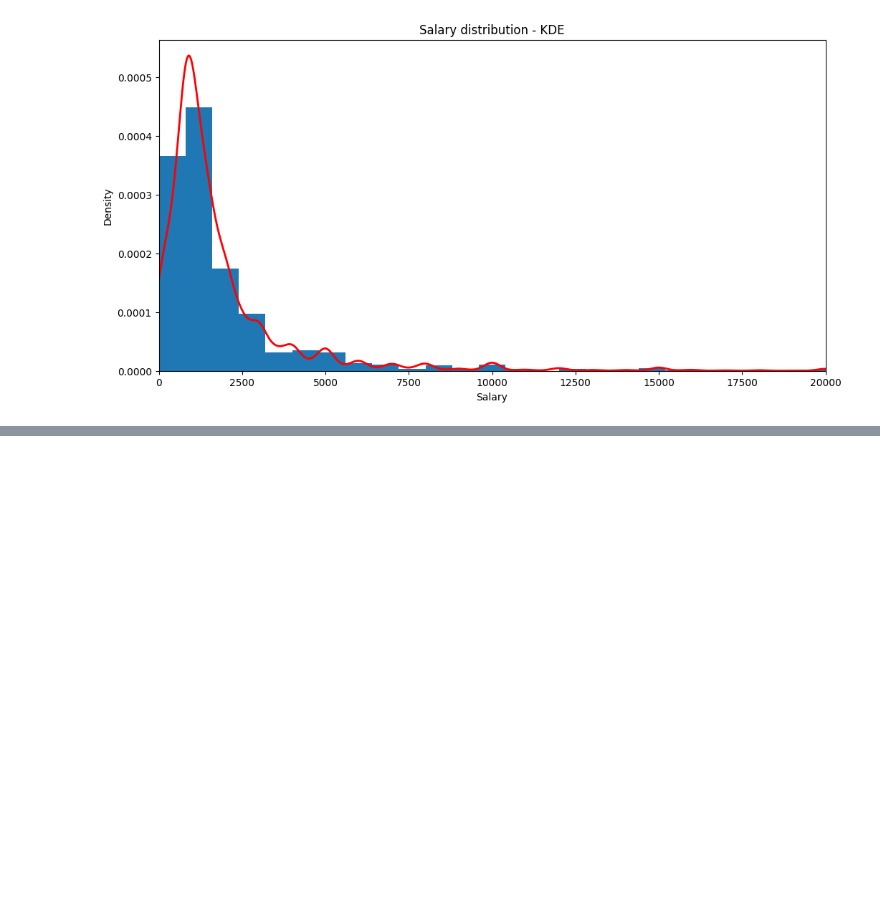
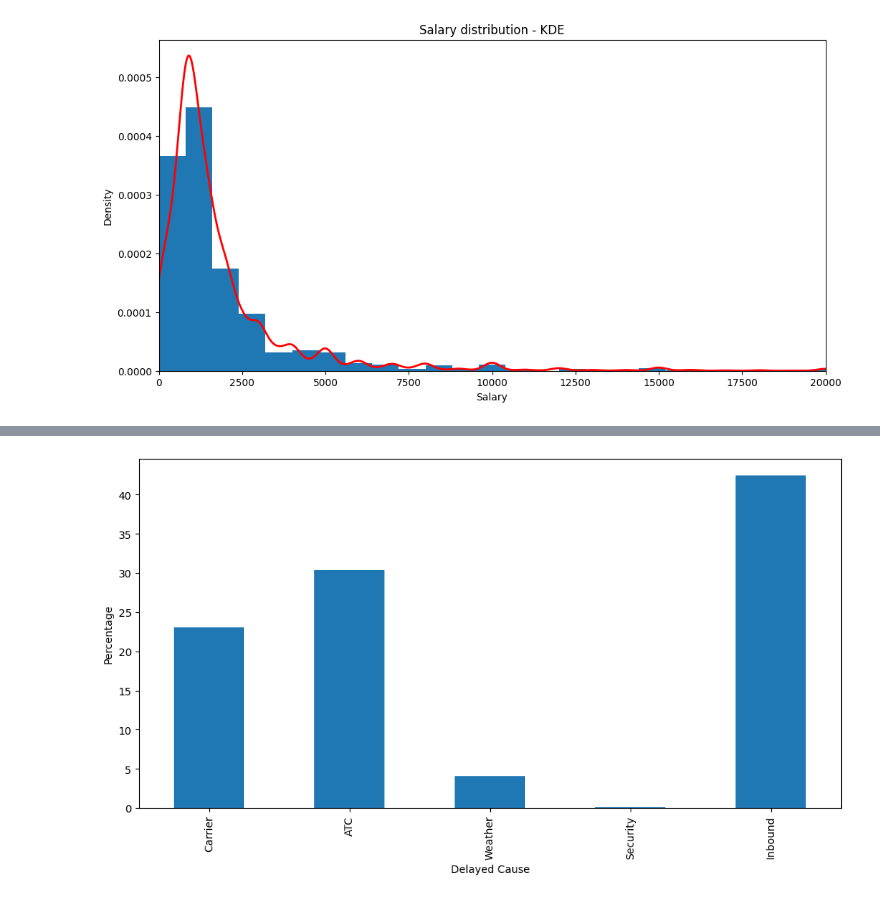
Before and after one commit to gdserafini/pratical-statistics, a Jupyter notebook: src/1-exploratory-data-analysis/exploratory_data_analysis.ipynb, the cells around one changed output, grey strips where cells are left out. Cells and saved outputs as stored; diff of their text form; code cells hidden in the pictures; blank space fills up the shorter version.

Commit message:
update -> finish exploring bin and categ. data

```diff
--- a/src/1-exploratory-data-analysis/exploratory_data_analysis.ipynb
+++ b/src/1-exploratory-data-analysis/exploratory_data_analysis.ipynb
@@ -242,0 +246,8 @@ plt.show()
+# %%
+data = pd.DataFrame(
+    {
+        'delayed_cause': ['Carrier', 'ATC', 'Weather', 'Security', 'Inbound'],
+        'percentage': [23.02, 30.40, 4.03, 0.12, 42.43]
+    }
+)
+data
@@ -242,0 +261,10 @@ plt.show()
+# %%
+data.plot(
+    kind='bar', x='delayed_cause', y='percentage',
+    figsize=(12,6), legend=False
+)
+plt.xlabel('Delayed Cause')
+plt.ylabel('Percentage')
+plt.show()
+# %% [output]
+[figure, added]
```
Also changed, not shown: parts of 4 cells of this notebook, 2 other files.
